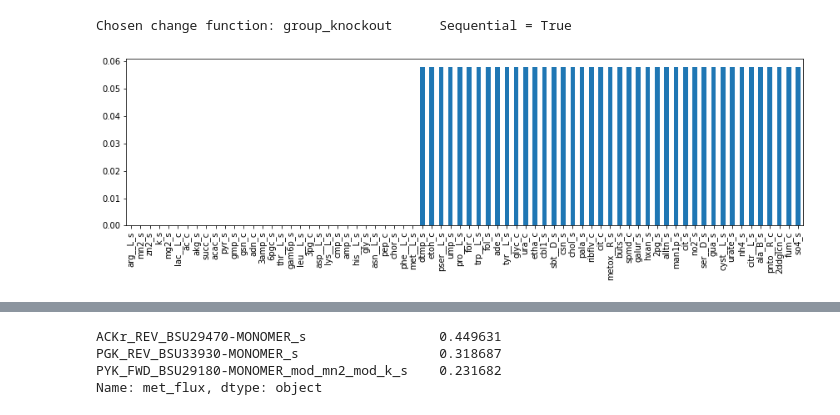
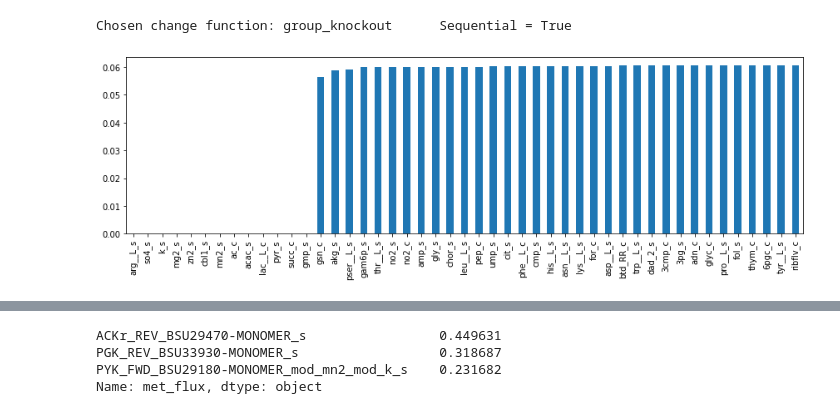
Before and after one commit to jdtibochab/bacillusme, a Jupyter notebook: bacillusme/analysis/spore/transporter_analysis.ipynb, the cells around one changed output, grey strips where cells are left out. Saved outputs shown, nothing was run; the diff lists cells and outputs as text; code cells hidden in the pictures.

```diff
--- a/bacillusme/analysis/spore/transporter_analysis.ipynb
+++ b/bacillusme/analysis/spore/transporter_analysis.ipynb
@@ -427,7 +428,7 @@ for r in transport_reactions:
         rxn.upper_bound = 0
         rxn.lower_bound = 0
 # %%
-flux_results_df = pd.read_csv('group_KO_flux_results_v2.csv',index_col=0)
+flux_results_df = pd.read_csv('group_KO_flux_results_v3.csv',index_col=0)
 sorted_mets = flux_results_df.loc['biomass_dilution_s'].sort_values(ascending=False).drop('base').index.to_list()
 # %%
 sorted_mets.remove('arg__L_s')
@@ -463,9 +464,9 @@ flux_results_df.to_csv('group_1by1_KO_flux_results_v2.csv')
 # %% [output]
 Chosen change function: group_knockout      Sequential = True
 # %%
-flux_results_df = pd.read_csv('group_1by1_KO_flux_results_v2.csv',index_col=0)
+flux_results_df = pd.read_csv('group_1by1_KO_flux_results_v3.csv',index_col=0)
 flux_results_df.loc['biomass_dilution_s',sorted_mets[::-1]].plot.bar(figsize=(12,4))
 plt.tight_layout()
-plt.savefig("group_1by1_KO_flux_results_v2.svg", format="SVG")
+plt.savefig("group_1by1_KO_flux_results_v3.svg", format="SVG")
 # %% [output]
-[figure, old version]
+[figure, new version]
```
Also changed, not shown: parts of 27 cells of this notebook, 13 other files.
